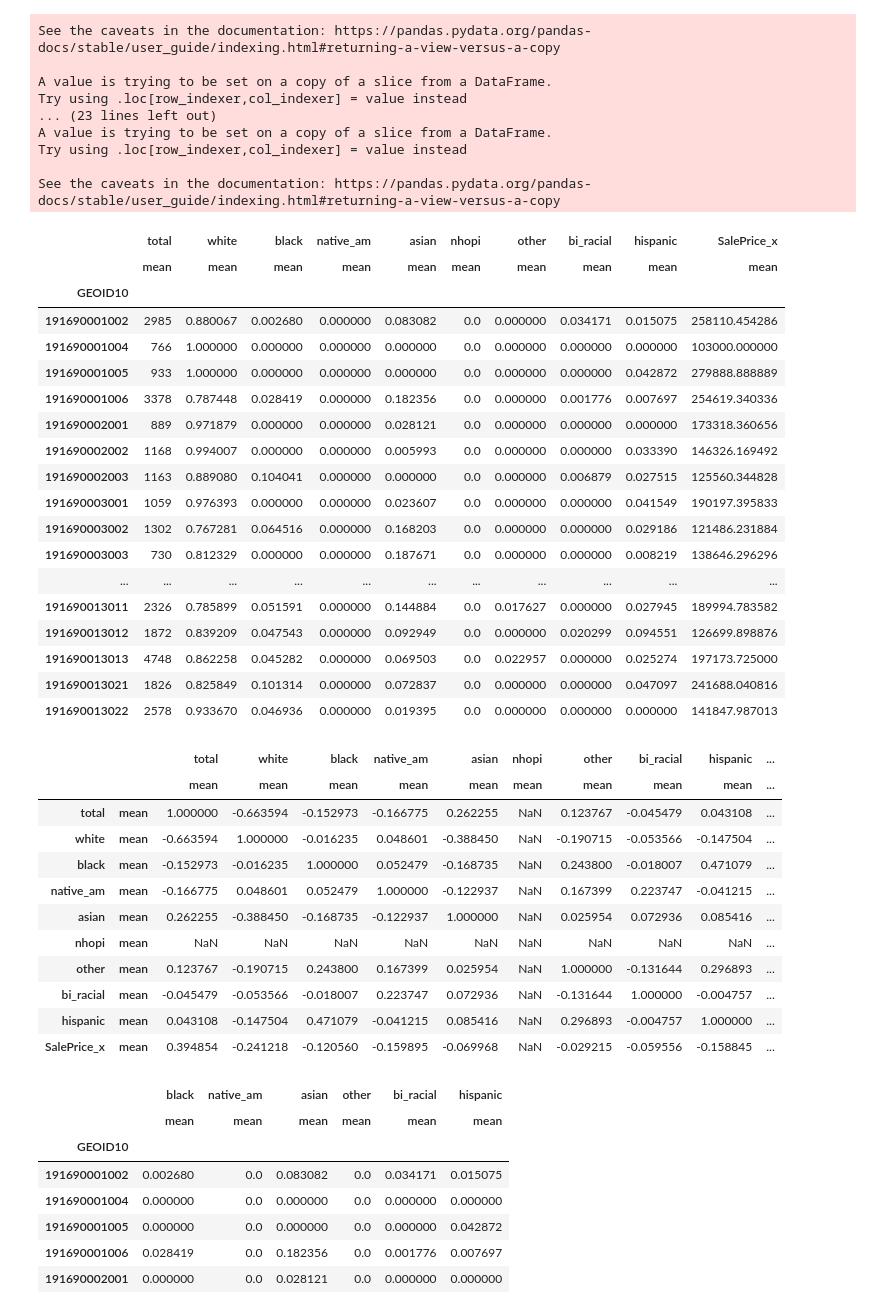
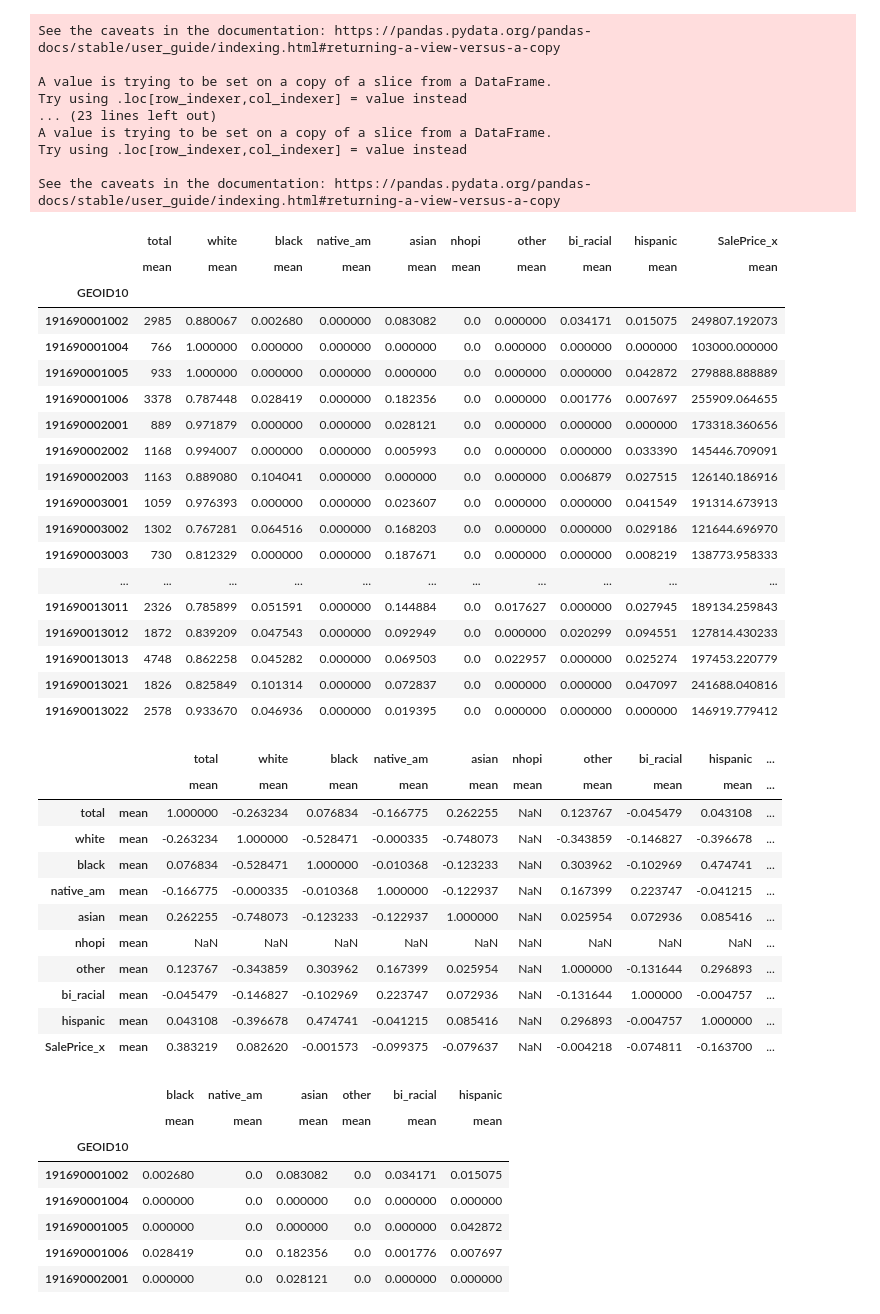
Before and after one commit to yanivyaffe/Ames_Iowa_ML_Project, a Jupyter notebook: PML Scrap.ipynb, the cells around one changed output. Cells and saved outputs as stored; diff of their text form; code cells hidden in the pictures.

```diff
--- a/PML Scrap.ipynb
+++ b/PML Scrap.ipynb
@@ -89,3 +27,3 @@ Index(['GeoRefNo', 'Tier', 'Range', 'Prop_Addr', 'ZngCdPr', 'ZngCdSc',
 # %%
-data = pd.read_csv("addr_2010ACS.csv", index_col=0)
+data = pd.read_csv("addr_final_joined.csv", index_col=0)
 # %%
@@ -175,14 +101,17 @@ how_many_homes_in_cblocks['PID'].hist()
 # %%
 ### youth = data[['B01001e7','B01001e8','B01001e9','B01001e10','B01001e31','B01001e32','B01001e33','B01001e34']].sum(axis=1)
 # tot_pop = ['B01001e1']
-
+data = data.drop_duplicates(subset=['PID'])
 
 data['age_18_24'] = data[['B01001e7','B01001e8','B01001e9','B01001e10','B01001e31','B01001e32','B01001e33','B01001e34']].sum(axis=1) / data['B01001e1']
-data['is_collegetown'] = np.where(data['age_18_24'] > 0.2, 1, 0)
+data['is_collegetown'] = np.where(data['age_18_24'] >= 0.2, 1, 0)
 data['is_collegetown'].value_counts()
 
 
 ##split the df into college kid neighborhoods (solo_cups), and adults (old_people)
 solo_cups = data.loc[data['is_collegetown'] == 1]
 old_people = data.loc[data['is_collegetown'] == 0]
+
+print(old_people.shape)
+print(solo_cups.shape)
 # %% [output]
@@ -307,41 +216,41 @@ Try using .loc[row_indexer,col_indexer] = value instead
 
 See the caveats in the documentation: https://pandas.pydata.org/pandas-docs/stable/user_guide/indexing.html#returning-a-view-versus-a-copy
 # %%
-race_demo = race_demo.groupby('GEOID10').agg({'mean'}).drop('PID', axis=1)
-race_demo
+race_demo2 = race_demo.groupby('GEOID10').agg({'mean'}).drop('PID', axis=1)
+race_demo2
 # %% [output]
 |  | total | white | black | native_am | asian | nhopi | other | bi_racial | hispanic | SalePrice_x |
 |  | mean | mean | mean | mean | mean | mean | mean | mean | mean | mean |
 | GEOID10 |  |  |  |  |  |  |  |  |  |  |
-| 191690001002 | 2985 | 0.880067 | 0.002680 | 0.000000 | 0.083082 | 0.0 | 0.000000 | 0.034171 | 0.015075 | 258110.454286 |
+| 191690001002 | 2985 | 0.880067 | 0.002680 | 0.000000 | 0.083082 | 0.0 | 0.000000 | 0.034171 | 0.015075 | 249807.192073 |
 | 191690001004 | 766 | 1.000000 | 0.000000 | 0.000000 | 0.000000 | 0.0 | 0.000000 | 0.000000 | 0.000000 | 103000.000000 |
 | 191690001005 | 933 | 1.000000 | 0.000000 | 0.000000 | 0.000000 | 0.0 | 0.000000 | 0.000000 | 0.042872 | 279888.888889 |
-| 191690001006 | 3378 | 0.787448 | 0.028419 | 0.000000 | 0.182356 | 0.0 | 0.000000 | 0.001776 | 0.007697 | 254619.340336 |
+| 191690001006 | 3378 | 0.787448 | 0.028419 | 0.000000 | 0.182356 | 0.0 | 0.000000 | 0.001776 | 0.007697 | 255909.064655 |
 | 191690002001 | 889 | 0.971879 | 0.000000 | 0.000000 | 0.028121 | 0.0 | 0.000000 | 0.000000 | 0.000000 | 173318.360656 |
-| 191690002002 | 1168 | 0.994007 | 0.000000 | 0.000000 | 0.005993 | 0.0 | 0.000000 | 0.000000 | 0.033390 | 146326.169492 |
-| 191690002003 | 1163 | 0.889080 | 0.104041 | 0.000000 | 0.000000 | 0.0 | 0.000000 | 0.006879 | 0.027515 | 125560.344828 |
-| 191690003001 | 1059 | 0.976393 | 0.000000 | 0.000000 | 0.023607 | 0.0 | 0.000000 | 0.000000 | 0.041549 | 190197.395833 |
-| 191690003002 | 1302 | 0.767281 | 0.064516 | 0.000000 | 0.168203 | 0.0 | 0.000000 | 0.000000 | 0.029186 | 121486.231884 |
-| 191690003003 | 730 | 0.812329 | 0.000000 | 0.000000 | 0.187671 | 0.0 | 0.000000 | 0.000000 | 0.008219 | 138646.296296 |
+| 191690002002 | 1168 | 0.994007 | 0.000000 | 0.000000 | 0.005993 | 0.0 | 0.000000 | 0.000000 | 0.033390 | 145446.709091 |
+| 191690002003 | 1163 | 0.889080 | 0.104041 | 0.000000 | 0.000000 | 0.0 | 0.000000 | 0.006879 | 0.027515 | 126140.186916 |
+| 191690003001 | 1059 | 0.976393 | 0.000000 | 0.000000 | 0.023607 | 0.0 | 0.000000 | 0.000000 | 0.041549 | 191314.673913 |
+| 191690003002 | 1302 | 0.767281 | 0.064516 | 0.000000 | 0.168203 | 0.0 | 0.000000 | 0.000000 | 0.029186 | 121644.696970 |
+| 191690003003 | 730 | 0.812329 | 0.000000 | 0.000000 | 0.187671 | 0.0 | 0.000000 | 0.000000 | 0.008219 | 138773.958333 |
 | ... | ... | ... | ... | ... | ... | ... | ... | ... | ... | ... |
-| 191690013011 | 2326 | 0.785899 | 0.051591 | 0.000000 | 0.144884 | 0.0 | 0.017627 | 0.000000 | 0.027945 | 189994.783582 |
-| 191690013012 | 1872 | 0.839209 | 0.047543 | 0.000000 | 0.092949 | 0.0 | 0.000000 | 0.020299 | 0.094551 | 126699.898876 |
-| 191690013013 | 4748 | 0.862258 | 0.045282 | 0.000000 | 0.069503 | 0.0 | 0.022957 | 0.000000 | 0.025274 | 197173.725000 |
+| 191690013011 | 2326 | 0.785899 | 0.051591 | 0.000000 | 0.144884 | 0.0 | 0.017627 | 0.000000 | 0.027945 | 189134.259843 |
+| 191690013012 | 1872 | 0.839209 | 0.047543 | 0.000000 | 0.092949 | 0.0 | 0.000000 | 0.020299 | 0.094551 | 127814.430233 |
+| 191690013013 | 4748 | 0.862258 | 0.045282 | 0.000000 | 0.069503 | 0.0 | 0.022957 | 0.000000 | 0.025274 | 197453.220779 |
 | 191690013021 | 1826 | 0.825849 | 0.101314 | 0.000000 | 0.072837 | 0.0 | 0.000000 | 0.000000 | 0.047097 | 241688.040816 |
-| 191690013022 | 2578 | 0.933670 | 0.046936 | 0.000000 | 0.019395 | 0.0 | 0.000000 | 0.000000 | 0.000000 | 141847.987013 |
+| 191690013022 | 2578 | 0.933670 | 0.046936 | 0.000000 | 0.019395 | 0.0 | 0.000000 | 0.000000 | 0.000000 | 146919.779412 |
 # %%
-race_demo.corr()
+race_demo2.corr()
 # %% [output]
 |  |  | total | white | black | native_am | asian | nhopi | other | bi_racial | hispanic | ... |
 |  |  | mean | mean | mean | mean | mean | mean | mean | mean | mean | ... |
-| total | mean | 1.000000 | -0.663594 | -0.152973 | -0.166775 | 0.262255 | NaN | 0.123767 | -0.045479 | 0.043108 | ... |
-| white | mean | -0.663594 | 1.000000 | -0.016235 | 0.048601 | -0.388450 | NaN | -0.190715 | -0.053566 | -0.147504 | ... |
-| black | mean | -0.152973 | -0.016235 | 1.000000 | 0.052479 | -0.168735 | NaN | 0.243800 | -0.018007 | 0.471079 | ... |
-| native_am | mean | -0.166775 | 0.048601 | 0.052479 | 1.000000 | -0.122937 | NaN | 0.167399 | 0.223747 | -0.041215 | ... |
-| asian | mean | 0.262255 | -0.388450 | -0.168735 | -0.122937 | 1.000000 | NaN | 0.025954 | 0.072936 | 0.085416 | ... |
+| total | mean | 1.000000 | -0.263234 | 0.076834 | -0.166775 | 0.262255 | NaN | 0.123767 | -0.045479 | 0.043108 | ... |
+| white | mean | -0.263234 | 1.000000 | -0.528471 | -0.000335 | -0.748073 | NaN | -0.343859 | -0.146827 | -0.396678 | ... |
+| black | mean | 0.076834 | -0.528471 | 1.000000 | -0.010368 | -0.123233 | NaN | 0.303962 | -0.102969 | 0.474741 | ... |
+| native_am | mean | -0.166775 | -0.000335 | -0.010368 | 1.000000 | -0.122937 | NaN | 0.167399 | 0.223747 | -0.041215 | ... |
+| asian | mean | 0.262255 | -0.748073 | -0.123233 | -0.122937 | 1.000000 | NaN | 0.025954 | 0.072936 | 0.085416 | ... |
 | nhopi | mean | NaN | NaN | NaN | NaN | NaN | NaN | NaN | NaN | NaN | ... |
-| other | mean | 0.123767 | -0.190715 | 0.243800 | 0.167399 | 0.025954 | NaN | 1.000000 | -0.131644 | 0.296893 | ... |
-| bi_racial | mean | -0.045479 | -0.053566 | -0.018007 | 0.223747 | 0.072936 | NaN | -0.131644 | 1.000000 | -0.004757 | ... |
-| hispanic | mean | 0.043108 | -0.147504 | 0.471079 | -0.041215 | 0.085416 | NaN | 0.296893 | -0.004757 | 1.000000 | ... |
-| SalePrice_x | mean | 0.394854 | -0.241218 | -0.120560 | -0.159895 | -0.069968 | NaN | -0.029215 | -0.059556 | -0.158845 | ... |
+| other | mean | 0.123767 | -0.343859 | 0.303962 | 0.167399 | 0.025954 | NaN | 1.000000 | -0.131644 | 0.296893 | ... |
+| bi_racial | mean | -0.045479 | -0.146827 | -0.102969 | 0.223747 | 0.072936 | NaN | -0.131644 | 1.000000 | -0.004757 | ... |
+| hispanic | mean | 0.043108 | -0.396678 | 0.474741 | -0.041215 | 0.085416 | NaN | 0.296893 | -0.004757 | 1.000000 | ... |
+| SalePrice_x | mean | 0.383219 | 0.082620 | -0.001573 | -0.099375 | -0.079637 | NaN | -0.004218 | -0.074811 | -0.163700 | ... |
 # %%
```
Also changed, not shown: parts of 49 cells of this notebook, 2 other files.
